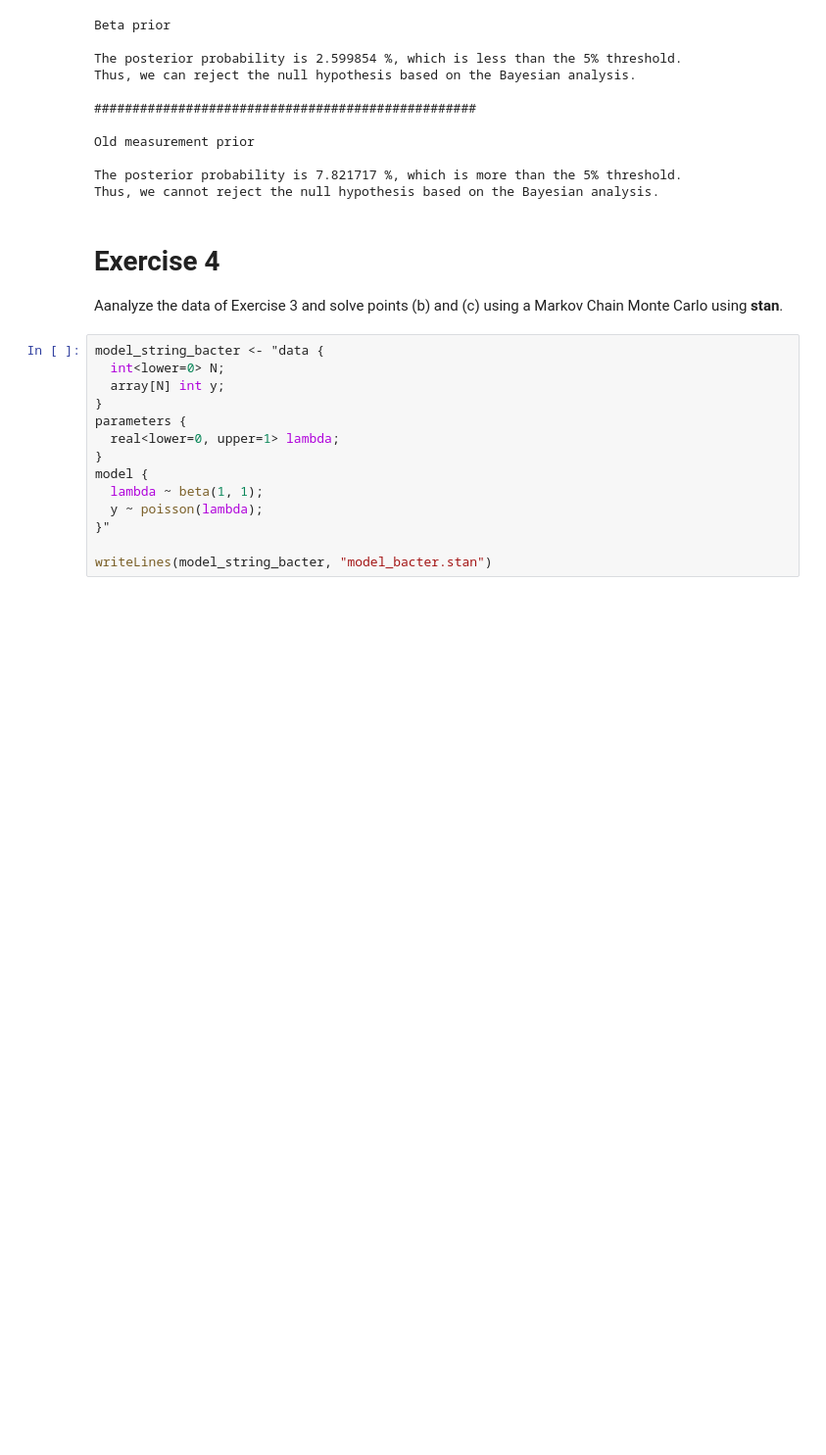
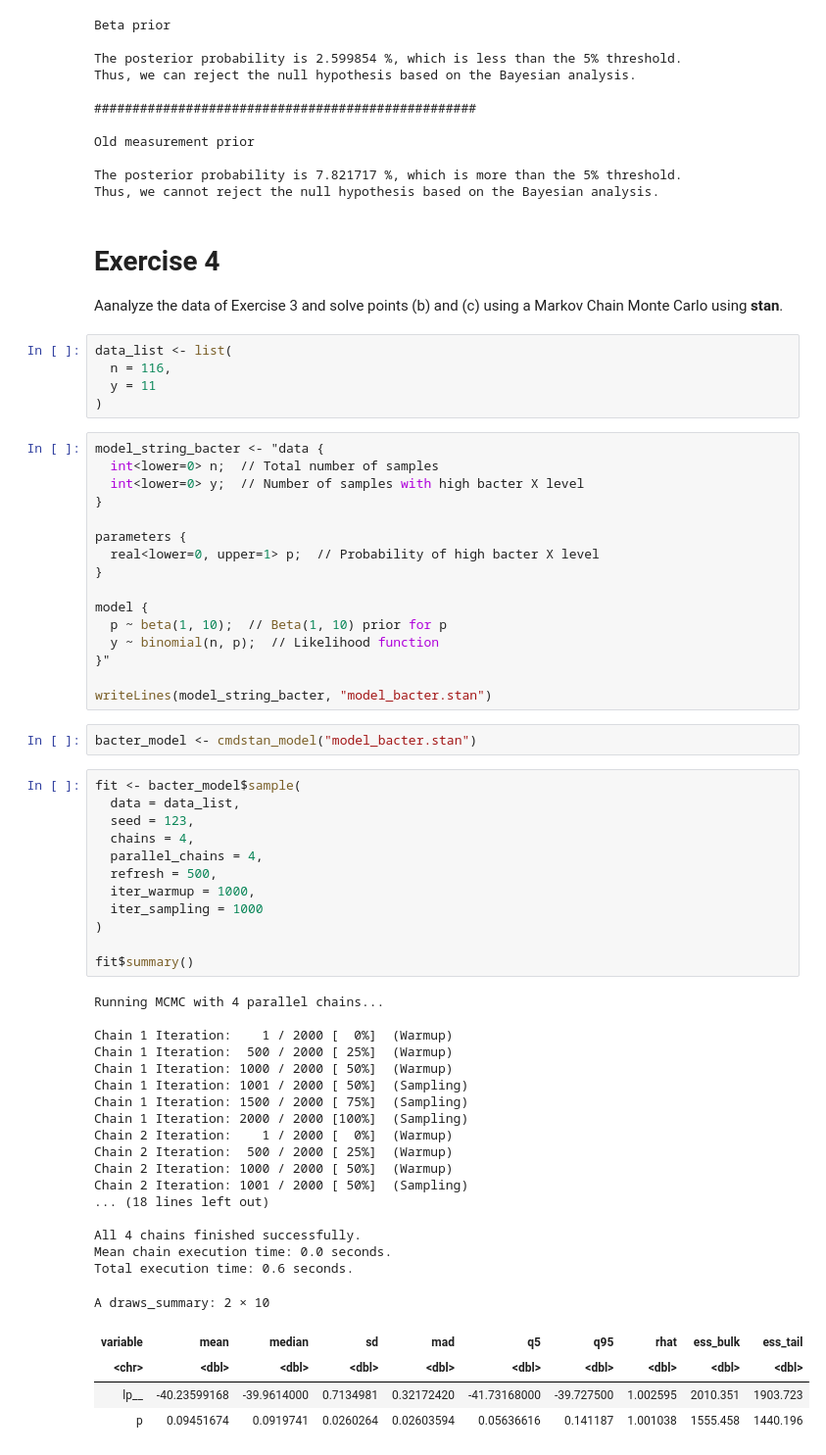
Before and after one commit to Kallo27/Advanced_statistics, a Jupyter notebook: Lab06/CalandraBuonaura_LorenzoRlab06.ipynb, the cells around one changed output. Shown at 98% size. Saved outputs shown, nothing was run; the diff lists cells and outputs as text; blank space fills up the shorter version.

```diff
--- a/Lab06/CalandraBuonaura_LorenzoRlab06.ipynb
+++ b/Lab06/CalandraBuonaura_LorenzoRlab06.ipynb
@@ -608,17 +601,61 @@ Thus, we cannot reject the null hypothesis based on the Bayesian analysis.
 # Exercise 4
 
 Aanalyze the data of Exercise 3 and solve points (b) and (c) using a Markov Chain Monte Carlo using **stan**.
+# %%
+data_list <- list(
+  n = 116,
+  y = 11
+)
 # %%
 model_string_bacter <- "data {
-  int<lower=0> N;
-  array[N] int y;
+  int<lower=0> n;  // Total number of samples
+  int<lower=0> y;  // Number of samples with high bacter X level
 }
+
 parameters {
-  real<lower=0, upper=1> lambda;
+  real<lower=0, upper=1> p;  // Probability of high bacter X level
 }
+
 model {
-  lambda ~ beta(1, 1);
-  y ~ poisson(lambda);
+  p ~ beta(1, 10);  // Beta(1, 10) prior for p
+  y ~ binomial(n, p);  // Likelihood function
 }"
 
 writeLines(model_string_bacter, "model_bacter.stan")
+# %%
+bacter_model <- cmdstan_model("model_bacter.stan")
+# %%
+fit <- bacter_model$sample(
+  data = data_list,
+  seed = 123,
+  chains = 4,
+  parallel_chains = 4,
+  refresh = 500,
+  iter_warmup = 1000,
+  iter_sampling = 1000
+)
+
+fit$summary()
+# %% [output]
+Running MCMC with 4 parallel chains...
+
+Chain 1 Iteration:    1 / 2000 [  0%]  (Warmup)
+Chain 1 Iteration:  500 / 2000 [ 25%]  (Warmup)
+Chain 1 Iteration: 1000 / 2000 [ 50%]  (Warmup)
+Chain 1 Iteration: 1001 / 2000 [ 50%]  (Sampling)
+Chain 1 Iteration: 1500 / 2000 [ 75%]  (Sampling)
+Chain 1 Iteration: 2000 / 2000 [100%]  (Sampling)
+Chain 2 Iteration:    1 / 2000 [  0%]  (Warmup)
+Chain 2 Iteration:  500 / 2000 [ 25%]  (Warmup)
+Chain 2 Iteration: 1000 / 2000 [ 50%]  (Warmup)
+Chain 2 Iteration: 1001 / 2000 [ 50%]  (Sampling)
+... (18 lines left out)
+
+All 4 chains finished successfully.
+Mean chain execution time: 0.0 seconds.
+Total execution time: 0.6 seconds.
+A draws_summary: 2 × 10
+| variable | mean | median | sd | mad | q5 | q95 | rhat | ess_bulk | ess_tail |
+| <chr> | <dbl> | <dbl> | <dbl> | <dbl> | <dbl> | <dbl> | <dbl> | <dbl> | <dbl> |
+| lp__ | -40.23599168 | -39.9614000 | 0.7134981 | 0.32172420 | -41.73168000 | -39.727500 | 1.002595 | 2010.351 | 1903.723 |
+| p | 0.09451674 | 0.0919741 | 0.0260264 | 0.02603594 | 0.05636616 | 0.141187 | 1.001038 | 1555.458 | 1440.196 |
```
Also changed, not shown: parts of 8 cells of this notebook, 4 other files.
